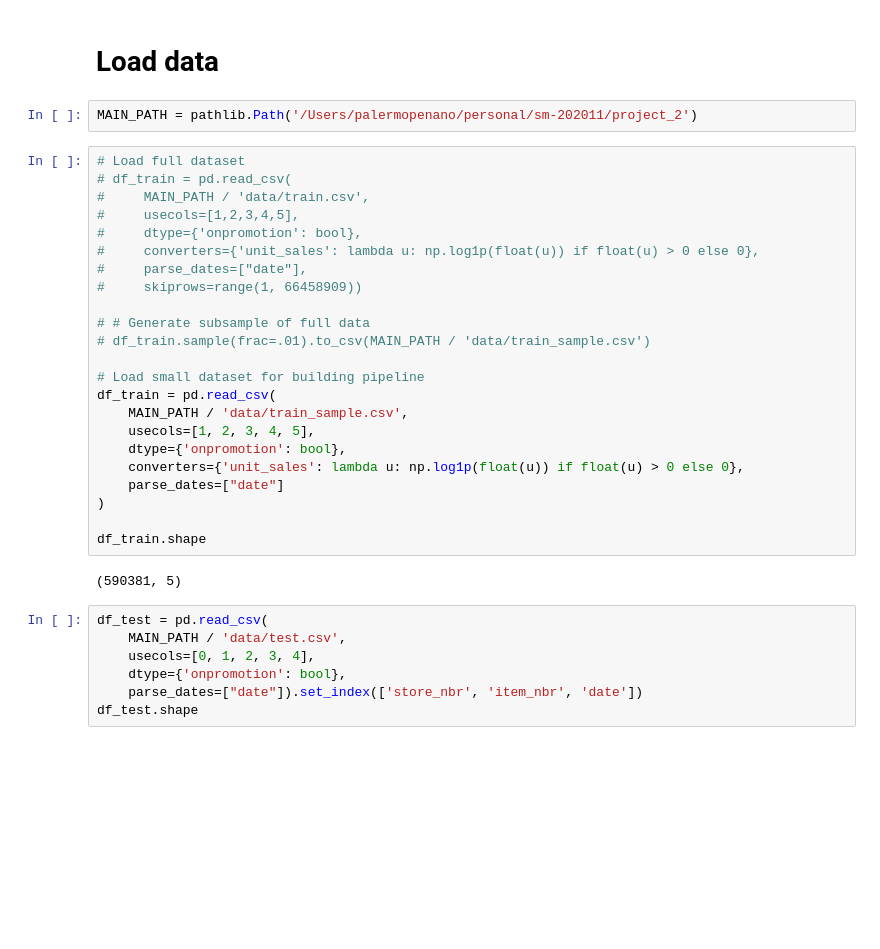
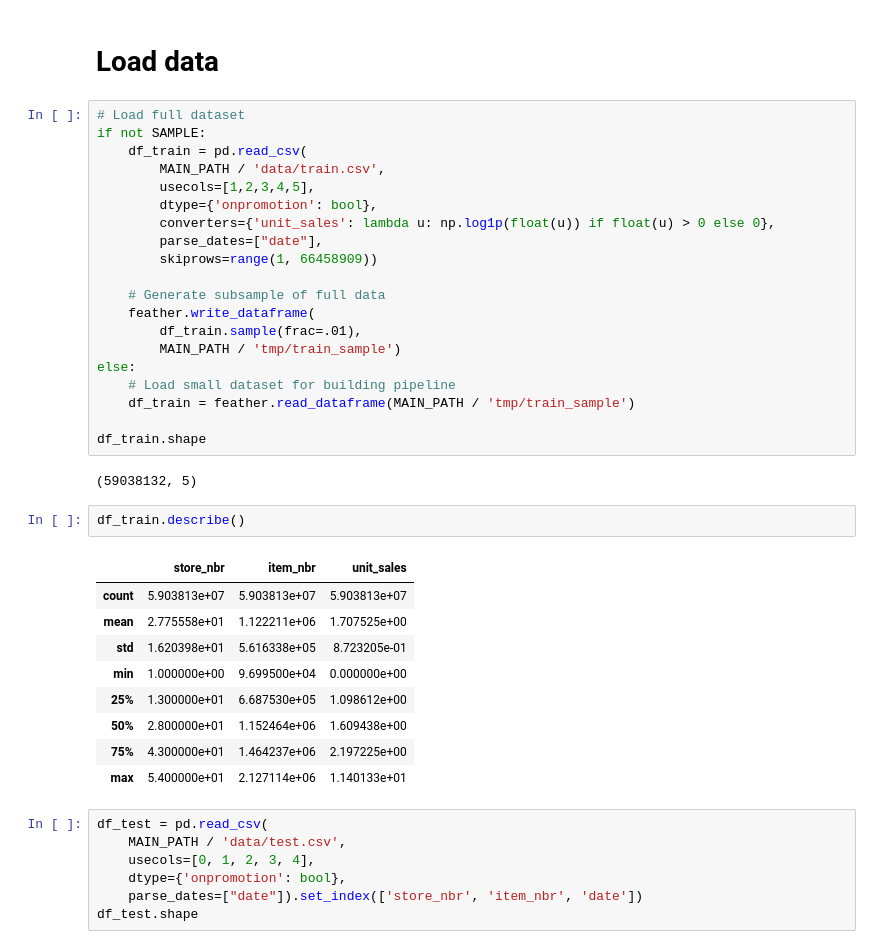
Before and after one commit to palpen/sm-202011, a Jupyter notebook: project_2/0_build_data.ipynb, the cells around one changed output. Cells and saved outputs as stored; diff of their text form; blank space fills up the shorter version.

```diff
--- a/project_2/0_build_data.ipynb
+++ b/project_2/0_build_data.ipynb
@@ -17,32 +30,39 @@ from sklearn.metrics import mean_squared_error
 # %% [markdown]
 # Load data
-# %%
-MAIN_PATH = pathlib.Path('/Users/palermopenano/personal/sm-202011/project_2')
 # %%
 # Load full dataset
-# df_train = pd.read_csv(
-#     MAIN_PATH / 'data/train.csv',
-#     usecols=[1,2,3,4,5],
-#     dtype={'onpromotion': bool},
-#     converters={'unit_sales': lambda u: np.log1p(float(u)) if float(u) > 0 else 0},
-#     parse_dates=["date"],
-#     skiprows=range(1, 66458909))
+if not SAMPLE:
+    df_train = pd.read_csv(
+        MAIN_PATH / 'data/train.csv',
+        usecols=[1,2,3,4,5],
+        dtype={'onpromotion': bool},
+        converters={'unit_sales': lambda u: np.log1p(float(u)) if float(u) > 0 else 0},
+        parse_dates=["date"],
+        skiprows=range(1, 66458909))
 
-# # Generate subsample of full data
-# df_train.sample(frac=.01).to_csv(MAIN_PATH / 'data/train_sample.csv')
-
-# Load small dataset for building pipeline
-df_train = pd.read_csv(
-    MAIN_PATH / 'data/train_sample.csv',
-    usecols=[1, 2, 3, 4, 5],
-    dtype={'onpromotion': bool},
-    converters={'unit_sales': lambda u: np.log1p(float(u)) if float(u) > 0 else 0},
-    parse_dates=["date"]
-)
+    # Generate subsample of full data
+    feather.write_dataframe(
+        df_train.sample(frac=.01),
+        MAIN_PATH / 'tmp/train_sample')
+else:
+    # Load small dataset for building pipeline
+    df_train = feather.read_dataframe(MAIN_PATH / 'tmp/train_sample')
 
 df_train.shape
 # %% [output]
-(590381, 5)
+(59038132, 5)
+# %%
+df_train.describe()
+# %% [output]
+|  | store_nbr | item_nbr | unit_sales |
+| count | 5.903813e+07 | 5.903813e+07 | 5.903813e+07 |
+| mean | 2.775558e+01 | 1.122211e+06 | 1.707525e+00 |
+| std | 1.620398e+01 | 5.616338e+05 | 8.723205e-01 |
+| min | 1.000000e+00 | 9.699500e+04 | 0.000000e+00 |
+| 25% | 1.300000e+01 | 6.687530e+05 | 1.098612e+00 |
+| 50% | 2.800000e+01 | 1.152464e+06 | 1.609438e+00 |
+| 75% | 4.300000e+01 | 1.464237e+06 | 2.197225e+00 |
+| max | 5.400000e+01 | 2.127114e+06 | 1.140133e+01 |
 # %%
 df_test = pd.read_csv(
     MAIN_PATH / 'data/test.csv',
```
Also changed, not shown: parts of 15 cells of this notebook.
